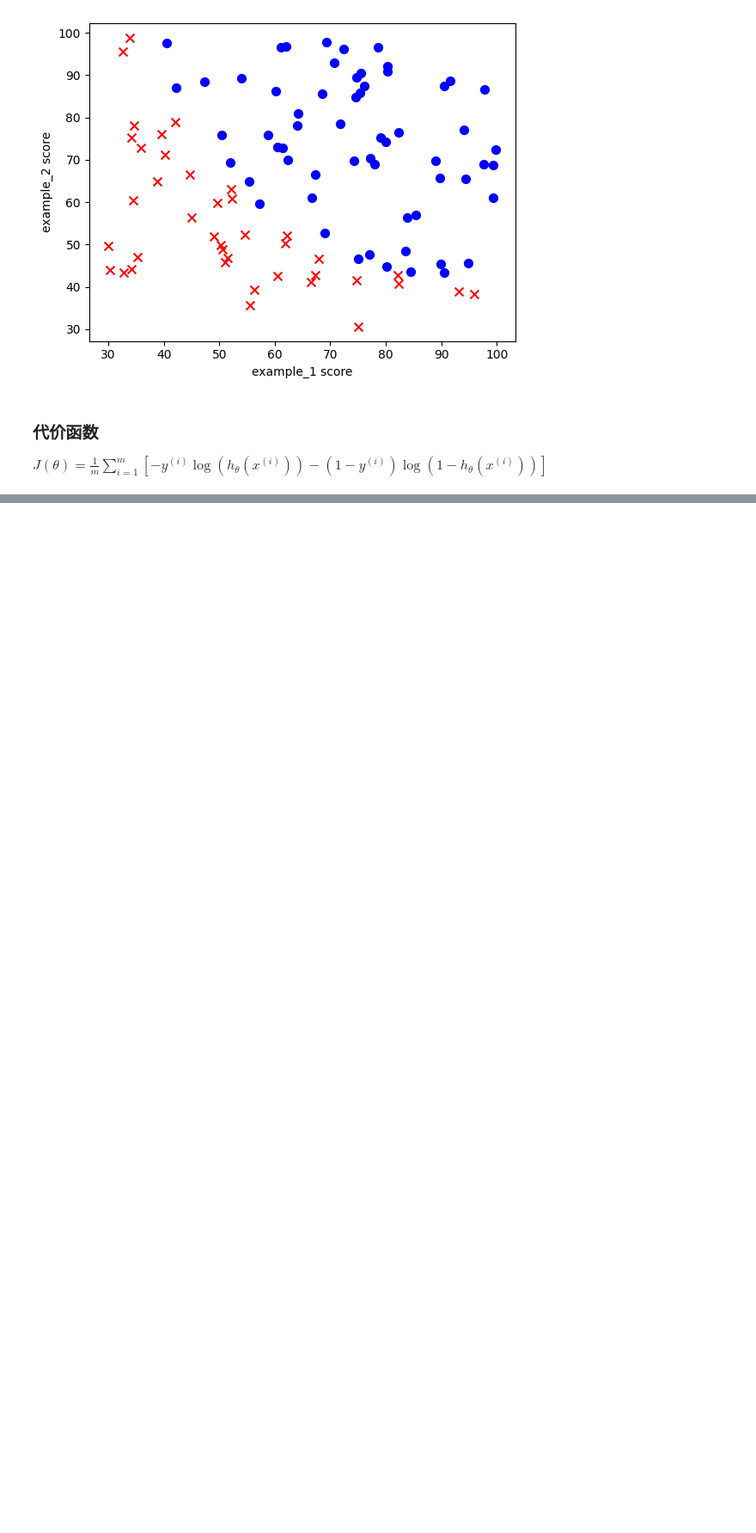
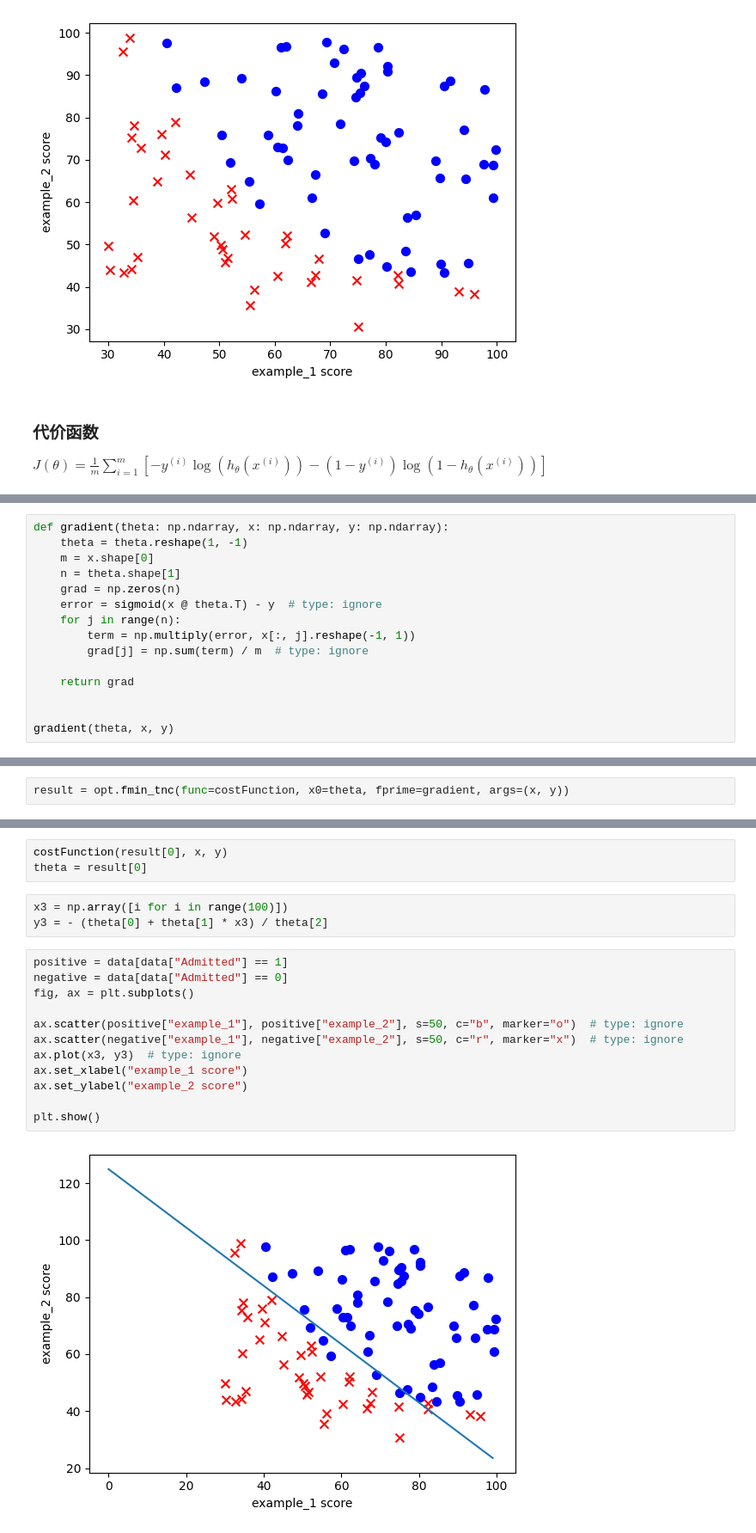
Before and after one commit to Caojianfa/Coursera-ML-AndrewNg-Notes, a Jupyter notebook: code/ex2-logistic regression/ex2.ipynb, the cells around one changed output, grey strips where cells are left out. Shown at 86% size. Saved outputs shown, nothing was run; the diff lists cells and outputs as text; blank space fills up the shorter version.

```diff
--- a/code/ex2-logistic regression/ex2.ipynb
+++ b/code/ex2-logistic regression/ex2.ipynb
@@ -65,0 +70,15 @@ def gradient():
+# %%
+def gradient(theta: np.ndarray, x: np.ndarray, y: np.ndarray):
+    theta = theta.reshape(1, -1)
+    m = x.shape[0]
+    n = theta.shape[1]
+    grad = np.zeros(n)
+    error = sigmoid(x @ theta.T) - y  # type: ignore
+    for j in range(n):
+        term = np.multiply(error, x[:, j].reshape(-1, 1))
+        grad[j] = np.sum(term) / m  # type: ignore
+
+    return grad
+
+
+gradient(theta, x, y)
@@ -65,0 +87,2 @@ def gradient():
+# %%
+result = opt.fmin_tnc(func=costFunction, x0=theta, fprime=gradient, args=(x, y))
@@ -65,0 +107,20 @@ def gradient():
+# %%
+costFunction(result[0], x, y)
+theta = result[0]
+# %%
+x3 = np.array([i for i in range(100)])
+y3 = - (theta[0] + theta[1] * x3) / theta[2]
+# %%
+positive = data[data["Admitted"] == 1]
+negative = data[data["Admitted"] == 0]
+fig, ax = plt.subplots()
+
+ax.scatter(positive["example_1"], positive["example_2"], s=50, c="b", marker="o")  # type: ignore
+ax.scatter(negative["example_1"], negative["example_2"], s=50, c="r", marker="x")  # type: ignore
+ax.plot(x3, y3)  # type: ignore
+ax.set_xlabel("example_1 score")
+ax.set_ylabel("example_2 score")
+
+plt.show()
+# %% [output]
+[figure, added]
```
Also changed, not shown: parts of 13 cells of this notebook, 3 other files.
